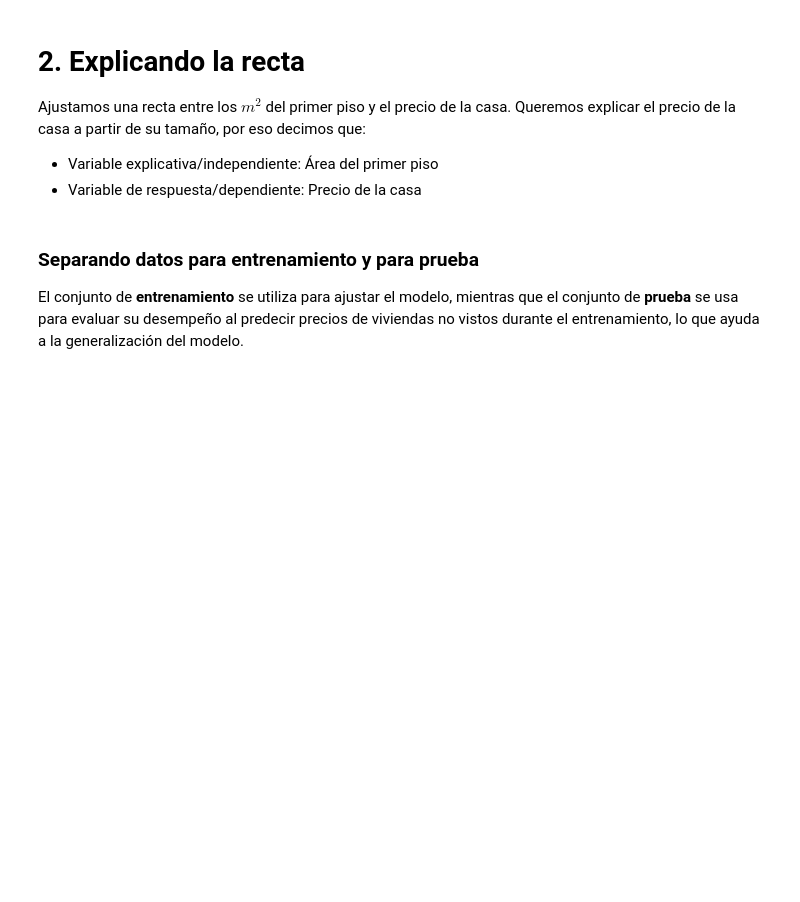
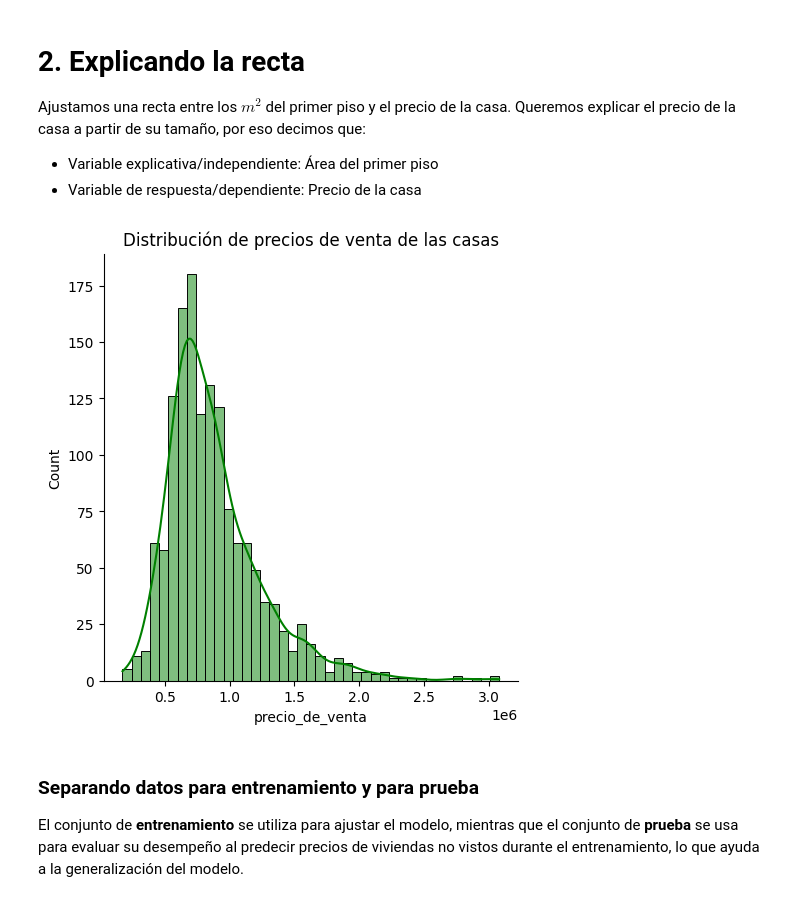
Before and after one commit to LordAguaKate/Practica_DATA_SCIENCE, a Jupyter notebook: precios_de_inmuebles_regresion_lineal.ipynb, the cells around one changed output. Saved outputs shown, nothing was run; the diff lists cells and outputs as text; code cells hidden in the pictures; blank space fills up the shorter version.

```diff
--- a/precios_de_inmuebles_regresion_lineal.ipynb
+++ b/precios_de_inmuebles_regresion_lineal.ipynb
@@ -131,3 +129,10 @@ Ajustamos una recta entre los $m^2$ del primer piso y el precio de la casa. Quer
+# %%
+#Quién es nuestra variable de respuesta?
+sns.displot(datos['precio_de_venta'], kde=True, color='green')
+plt.title('Distribución de precios de venta de las casas')
+plt.show()
+# %% [output]
+[figure, added]
 # %% [markdown]
 ### Separando datos para entrenamiento y para prueba
 
```
Also changed, not shown: parts of 15 cells of this notebook.
